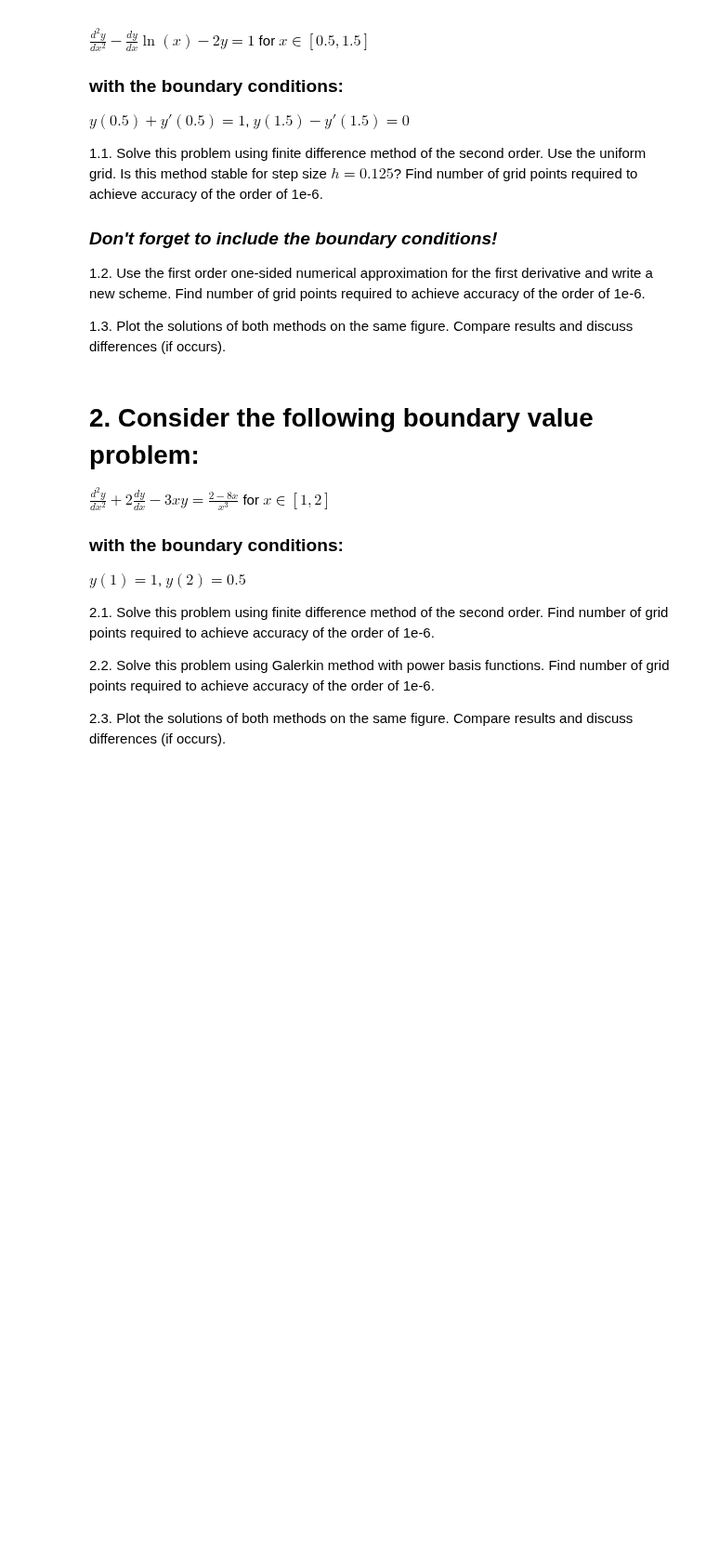
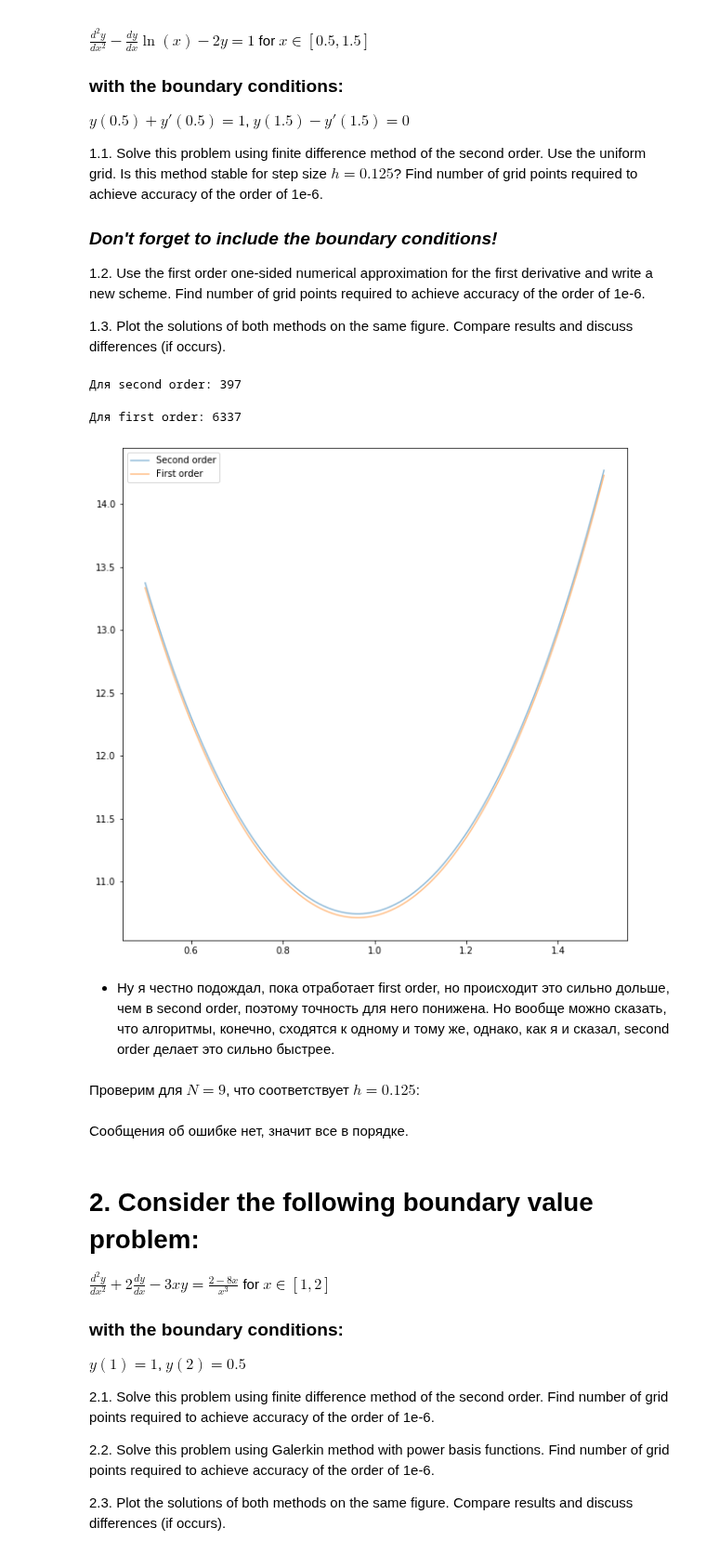
Before and after one commit to ev-br/CP2020, a Jupyter notebook: week_10_boundary_value_problem.ipynb, the cells around one changed output. Shown at 93% size. Cells and saved outputs as stored; diff of their text form; code cells hidden in the pictures; blank space fills up the shorter version.

```diff
--- a/week_10_boundary_value_problem.ipynb
+++ b/week_10_boundary_value_problem.ipynb
@@ -60,0 +146,46 @@ def FirstOrderScheme(a,b,A,B,alpha,beta,p,q,f,N=100):
+# %%
+tol = 1e-2
+N = 100
+y = SecondOrderScheme(a, b, A, B, alpha, beta, p, q, f, N)
+while True:
+    N = 2 * N - 1
+    y_new = SecondOrderScheme(a, b, A, B, alpha, beta, p, q, f, N)
+
+    if (np.max(abs(y_new[::2] - y))) <= tol:
+        break
+    else:
+        y = y_new
+N_second = N
+y_second = y_new
+print('Для second order:', N)
+# %% [output]
+Для second order: 397
+# %%
+tol = 5e-2
+N = 100
+y = FirstOrderScheme(a, b, A, B, alpha, beta, p, q, f, N)
+while True:
+    N = 2 * N - 1
+    y_new = FirstOrderScheme(a, b, A, B, alpha, beta, p, q, f, N)
+
+    if (np.max(abs(y_new[::2] - y))) <= tol:
+        break
+    else:
+        y = y_new
+N_first = N
+y_first = y_new
+print('Для first order:', N)
+# %% [output]
+Для first order: 6337
+# %%
+plt.figure(figsize=(10, 10))
+plt.plot(np.linspace(a, b, N_second), y_second, '-', alpha=0.5, label='Second order')
+plt.plot(np.linspace(a, b, N_first), y_first, '-', alpha=0.5, label='First order')
+plt.legend()
+plt.show()
+# %% [output]
+[figure, added]
+# %% [markdown]
+* Ну я честно подождал, пока отработает first order, но происходит это сильно дольше, чем в second order, поэтому точность для него понижена. Но вообще можно сказать, что алгоритмы, конечно, сходятся к одному и тому же, однако, как я и сказал, second order делает это сильно быстрее.
+# %% [markdown]
+Проверим для $N = 9$, что соответствует $h = 0.125$:
@@ -61,3 +194,5 @@ def FirstOrderScheme(a,b,A,B,alpha,beta,p,q,f,N=100):
+# %% [markdown]
+Сообщения об ошибке нет, значит все в порядке.
 # %% [markdown]
 # 2. Consider the following boundary value problem:
 
```
Also changed, not shown: parts of 19 cells of this notebook, 2 other files.
